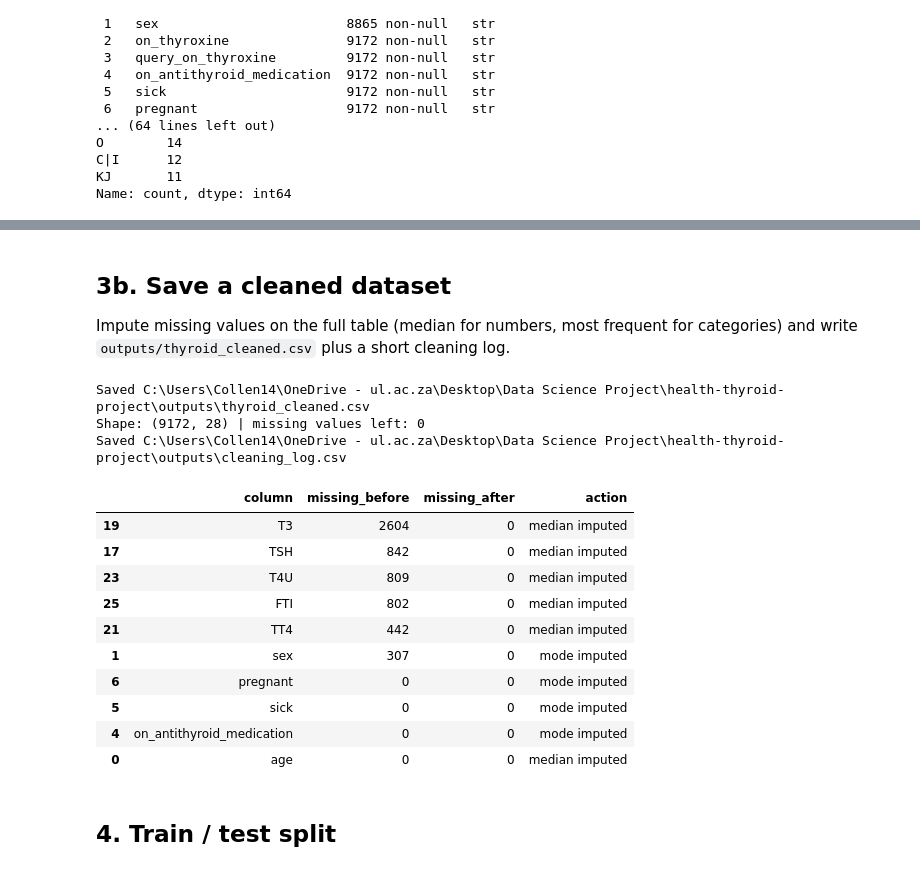
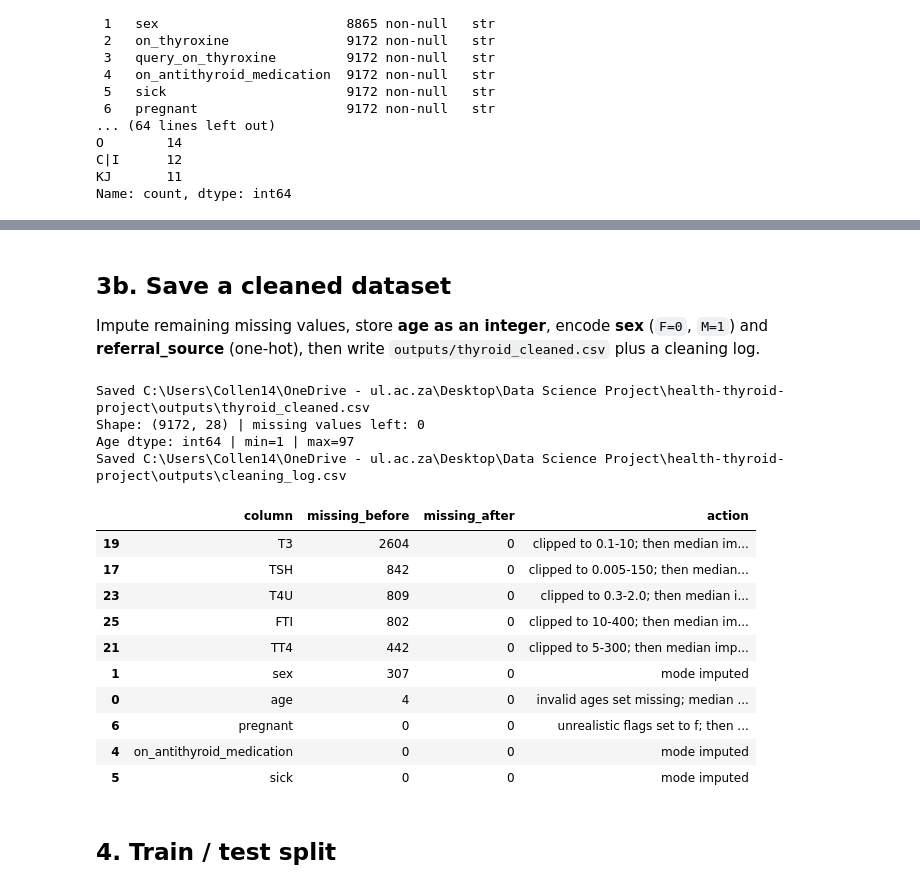
Before and after one commit to Collenthemba/health-thyroid-project, a Jupyter notebook: notebooks/thyroid_starter_pipeline.ipynb, the cells around one changed output, grey strips where cells are left out. Saved outputs shown, nothing was run; the diff lists cells and outputs as text; code cells hidden in the pictures.

Commit message:
Add encoded data, trained models, and evaluation outputs.
Co-authored-by: Cursor <cursoragent@cursor.com>

```diff
--- a/notebooks/thyroid_starter_pipeline.ipynb
+++ b/notebooks/thyroid_starter_pipeline.ipynb
@@ -104,7 +154,7 @@ Categorical: ['sex', 'on_thyroxine', 'query_on_thyroxine', 'on_antithyroid_medic
 # %% [markdown]
 ## 3b. Save a cleaned dataset
 
-Impute missing values on the full table (median for numbers, most frequent for categories) and write `outputs/thyroid_cleaned.csv` plus a short cleaning log.
+Impute remaining missing values, store **age as an integer**, encode **sex** (`F=0`, `M=1`) and **referral_source** (one-hot), then write `outputs/thyroid_cleaned.csv` plus a cleaning log.
 # %%
 out_dir = Path("../outputs")
 out_dir.mkdir(parents=True, exist_ok=True)
@@ -112,50 +162,90 @@ out_dir.mkdir(parents=True, exist_ok=True)
 cleaned = X.copy()
 cleaned["has_thyroid_condition"] = y.values
 
 missing_before = cleaned.isna().sum()
 
 num_imputer = SimpleImputer(strategy="median")
 cat_imputer = SimpleImputer(strategy="most_frequent")
 
 cleaned[numeric_features] = num_imputer.fit_transform(cleaned[numeric_features])
 cleaned[categorical_features] = cat_imputer.fit_transform(cleaned[categorical_features])
+cleaned["age"] = cleaned["age"].round().astype(int)
+
+cleaned["sex"] = cleaned["sex"].map({"F": 0, "M": 1}).astype(int)
+
+referral_order = ["other", "SVI", "SVHC", "STMW", "SVHD", "WEST"]
+referral_dummies = pd.get_dummies(cleaned["referral_source"], prefix="referral_source", dtype=int)
+referral_dummies = referral_dummies.reindex(
+    columns=[f"referral_source_{c}" for c in referral_order], fill_value=0
+)
+print("sex encoded F=0, M=1:", cleaned["sex"].value_counts().to_dict())
+print("referral_source one-hot columns:")
+print(referral_dummies.sum().to_string())
+
+target = cleaned["has_thyroid_condition"]
+cleaned = pd.concat(
+    [cleaned.drop(columns=["referral_source", "has_thyroid_condition"]), referral_dummies, target],
+    axis=1,
+)
+
+X = cleaned.drop(columns=["has_thyroid_condition"])
+y = cleaned["has_thyroid_condition"]
+numeric_features = X.select_dtypes(include=[np.number]).columns.tolist()
+categorical_features = [c for c in X.columns if c not in numeric_features]
 
 cleaned_path = out_dir / "thyroid_cleaned.csv"
 cleaned.to_csv(cleaned_path, index=False)
+
+actions = []
+for c in cleaned.columns:
+    if c == "age":
+        actions.append("invalid ages set missing; median imputed; stored as integer")
+    elif c == "sex":
+        actions.append("mode imputed; encoded F=0, M=1")
+    elif c.startswith("referral_source_"):
+        actions.append("one-hot encoded from referral_source")
+    elif c == "pregnant":
+        actions.append("unrealistic flags set to f; then mode imputed")
+    elif c in lab_bounds:
+        lo, hi = lab_bounds[c]
+        actions.append(f"clipped to {lo}-{hi}; then median imputed")
+    elif c in numeric_features and c != "has_thyroid_condition":
+        actions.append("median imputed")
+    elif c == "has_thyroid_condition":
+        actions.append("target created from class")
+    else:
+        actions.append("mode imputed")
 
 cleaning_log = pd.DataFrame({
     "column": cleaned.columns,
     "missing_before": missing_before.reindex(cleaned.columns).fillna(0).astype(int).values,
     "missing_after": cleaned.isna().sum().values,
-    "action": [
-        "median imputed" if c in numeric_features
-        else "mode imputed" if c in categorical_features
-        else "target created from class"
-        for c in cleaned.columns
-    ],
+    "action": actions,
 })
 log_path = out_dir / "cleaning_log.csv"
 cleaning_log.to_csv(log_path, index=False)
 
-print(f"Saved {cleaned_path.resolve()}")
+print(f"\nSaved {cleaned_path.resolve()}")
 print(f"Shape: {cleaned.shape} | missing values left: {int(cleaned.isna().sum().sum())}")
+print(f"Age dtype: {cleaned['age'].dtype} | min={cleaned['age'].min()} | max={cleaned['age'].max()}")
 print(f"Saved {log_path.resolve()}")
 cleaning_log.sort_values("missing_before", ascending=False).head(10)
 # %% [output]
 Saved C:\Users\Collen14\OneDrive - ul.ac.za\Desktop\Data Science Project\health-thyroid-project\outputs\thyroid_cleaned.csv
 Shape: (9172, 28) | missing values left: 0
+Age dtype: int64 | min=1 | max=97
 Saved C:\Users\Collen14\OneDrive - ul.ac.za\Desktop\Data Science Project\health-thyroid-project\outputs\cleaning_log.csv
 |  | column | missing_before | missing_after | action |
-| 19 | T3 | 2604 | 0 | median imputed |
-| 17 | TSH | 842 | 0 | median imputed |
-| 23 | T4U | 809 | 0 | median imputed |
-| 25 | FTI | 802 | 0 | median imputed |
-| 21 | TT4 | 442 | 0 | median imputed |
+| 19 | T3 | 2604 | 0 | clipped to 0.1-10; then median im... |
+| 17 | TSH | 842 | 0 | clipped to 0.005-150; then median... |
+| 23 | T4U | 809 | 0 | clipped to 0.3-2.0; then median i... |
+| 25 | FTI | 802 | 0 | clipped to 10-400; then median im... |
+| 21 | TT4 | 442 | 0 | clipped to 5-300; then median imp... |
 | 1 | sex | 307 | 0 | mode imputed |
-| 6 | pregnant | 0 | 0 | mode imputed |
+| 0 | age | 4 | 0 | invalid ages set missing; median ... |
+| 6 | pregnant | 0 | 0 | unrealistic flags set to f; then ... |
+| 4 | on_antithyroid_medication | 0 | 0 | mode imputed |
 | 5 | sick | 0 | 0 | mode imputed |
-| 4 | on_antithyroid_medication | 0 | 0 | mode imputed |
-| 0 | age | 0 | 0 | median imputed |
 # %% [markdown]
 ## 4. Train / test split
 # %%
```
Also changed, not shown: parts of 10 cells of this notebook, 14 other files.
